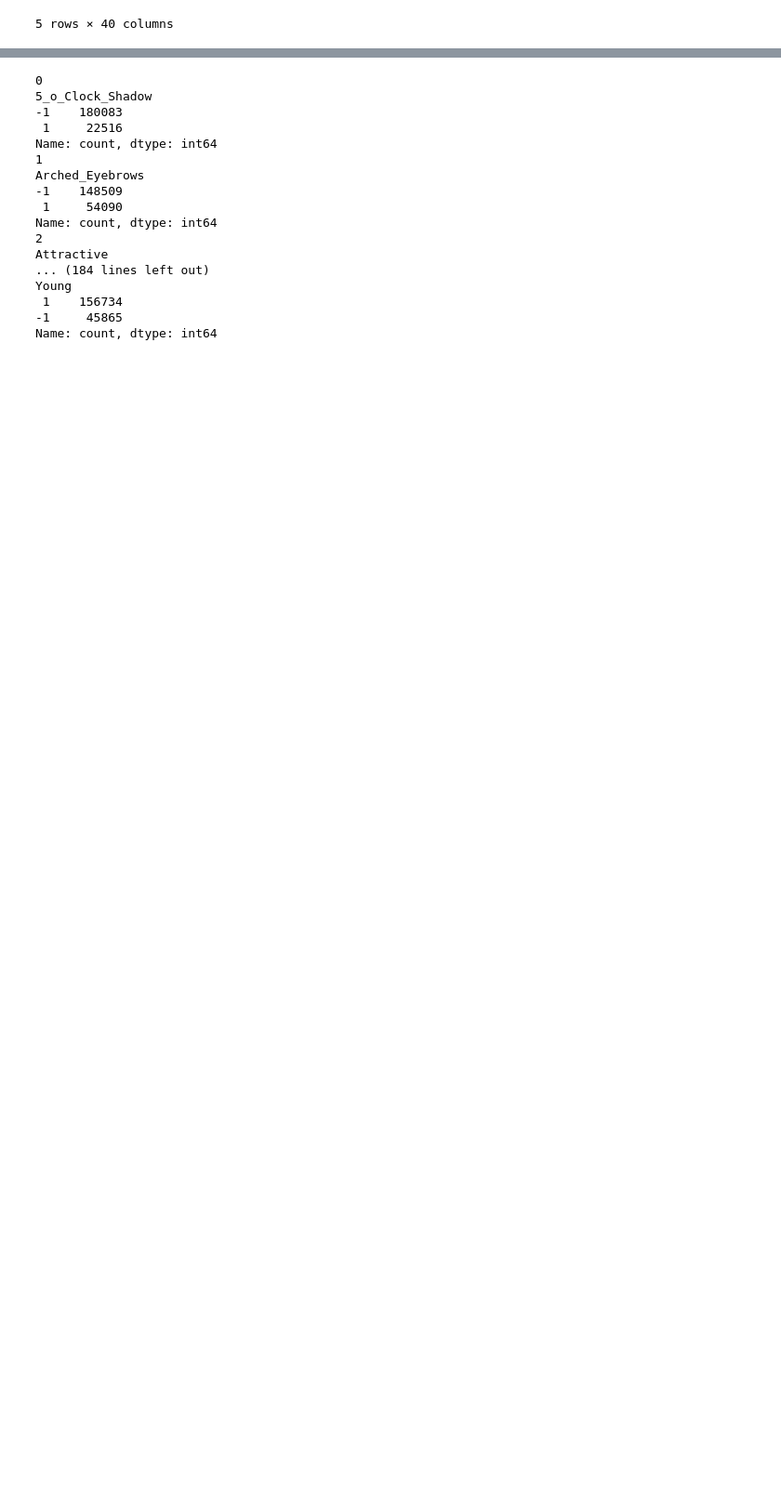
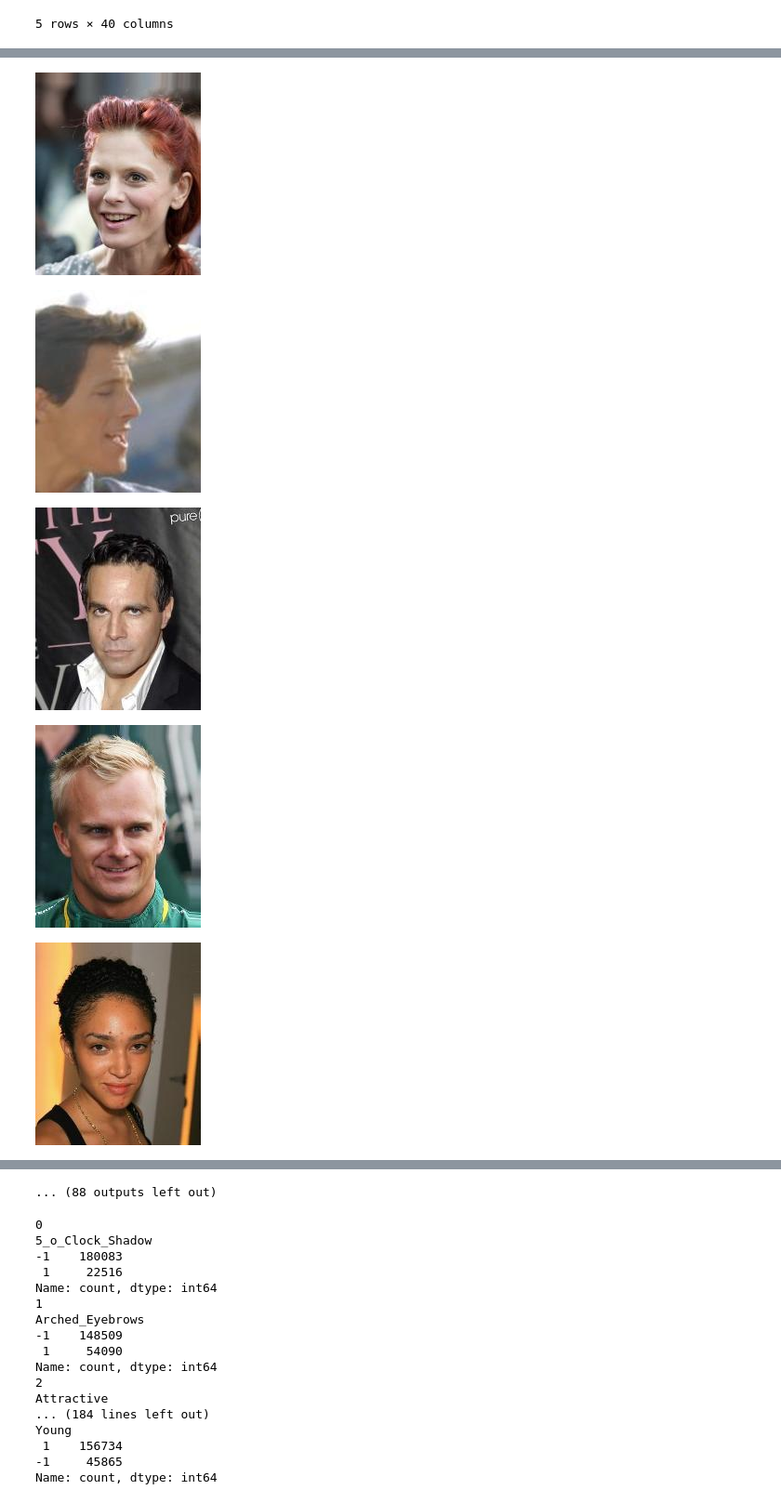
Before and after one commit to fdu-maben/deep_energy_based_modelling, a Jupyter notebook: notebooks/previous_notebooks/process_data_celeba.ipynb, the cells around one changed output, grey strips where cells are left out. Shown at 93% size. Saved outputs shown, nothing was run; the diff lists cells and outputs as text; code cells hidden in the pictures; blank space fills up the shorter version.

```diff
--- a/notebooks/previous_notebooks/process_data_celeba.ipynb
+++ b/notebooks/previous_notebooks/process_data_celeba.ipynb
@@ -39,0 +50,11 @@ df[df['Attractive']==1]
+# %%
+for idx,index in enumerate(df[df['Attractive']==-1].index):
+    if idx < 100:
+        image_path = os.path.join(data_path,f"{index}")
+        display(Image(filename=image_path))
+# %% [output]
+[figure, added]
+[figure, added]
+[figure, added]
+[figure, added]
+[figure, added]
@@ -40,3 +68,4 @@ df[df['Attractive']==1]
+... (88 outputs left out)
 # %%
 for idx,col in enumerate(df.columns):
     print(idx)
```
Also changed, not shown: parts of 7 cells of this notebook, 5 other files.
